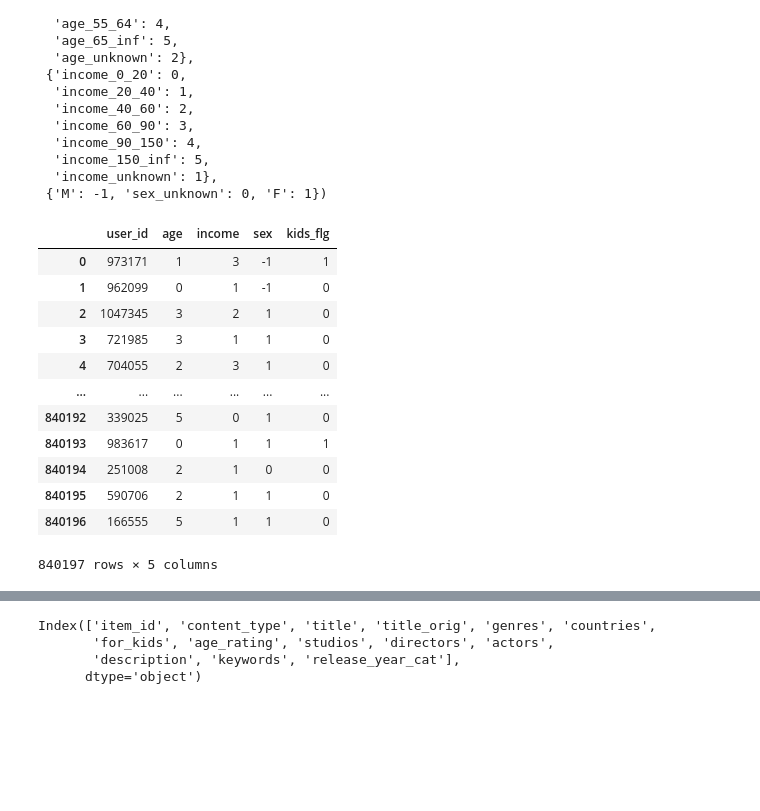
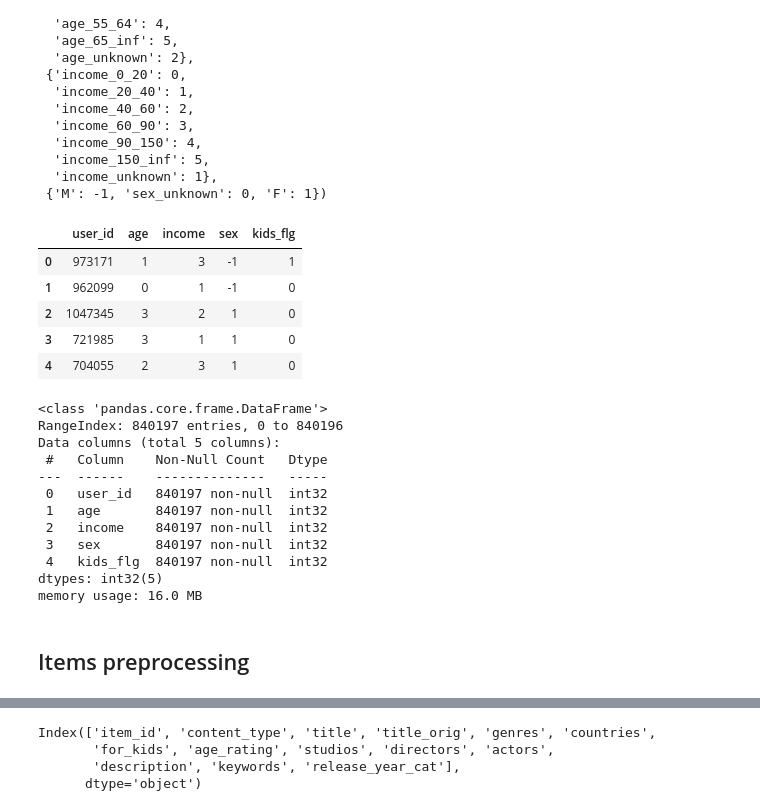
Before and after one commit to nixiieee/reelrecs, a Jupyter notebook: train_dssm.ipynb, the cells around one changed output, grey strips where cells are left out. Drawn from its saved outputs; the diff is of its cells as text; code cells hidden in the pictures; blank space fills up the shorter version.

```diff
--- a/train_dssm.ipynb
+++ b/train_dssm.ipynb
@@ -87,25 +83,36 @@ age_mapper, income_mapper, sex_mapper
   'income_unknown': 1},
  {'M': -1, 'sex_unknown': 0, 'F': 1})
 # %%
-users_df['age'] = users_df['age'].map(age_mapper).astype(np.int32)
-users_df['income'] = users_df['income'].map(income_mapper).astype(np.int32)
-users_df['sex'] = users_df['sex'].map(sex_mapper).astype(np.int32)
-users_df['kids_flg'] = users_df['kids_flg'].astype(np.int32)
-users_df
+users_df['age'] = users_df['age'].map(age_mapper)
+users_df['income'] = users_df['income'].map(income_mapper)
+users_df['sex'] = users_df['sex'].map(sex_mapper)
+users_df['kids_flg'] = users_df['kids_flg']
+users_df = users_df.astype(np.int32)
+users_df.head()
 # %% [output]
 |  | user_id | age | income | sex | kids_flg |
 | 0 | 973171 | 1 | 3 | -1 | 1 |
 | 1 | 962099 | 0 | 1 | -1 | 0 |
 | 2 | 1047345 | 3 | 2 | 1 | 0 |
 | 3 | 721985 | 3 | 1 | 1 | 0 |
 | 4 | 704055 | 2 | 3 | 1 | 0 |
-| ... | ... | ... | ... | ... | ... |
-| 840192 | 339025 | 5 | 0 | 1 | 0 |
-| 840193 | 983617 | 0 | 1 | 1 | 1 |
-| 840194 | 251008 | 2 | 1 | 0 | 0 |
-| 840195 | 590706 | 2 | 1 | 1 | 0 |
-| 840196 | 166555 | 5 | 1 | 1 | 0 |
-840197 rows × 5 columns
+# %%
+users_df.info(verbose=True)
+# %% [output]
+<class 'pandas.core.frame.DataFrame'>
+RangeIndex: 840197 entries, 0 to 840196
+Data columns (total 5 columns):
+ #   Column    Non-Null Count   Dtype
+---  ------    --------------   -----
+ 0   user_id   840197 non-null  int32
+ 1   age       840197 non-null  int32
+ 2   income    840197 non-null  int32
+ 3   sex       840197 non-null  int32
+ 4   kids_flg  840197 non-null  int32
+dtypes: int32(5)
+memory usage: 16.0 MB
+# %% [markdown]
+## Items preprocessing
 # %%
 items_df['genres'] = items_df['genres'].map(ast.literal_eval)
 items_df['countries'] = items_df['countries'].map(lambda s: list(set(s.split(', '))))
```
Also changed, not shown: parts of 52 cells of this notebook.
